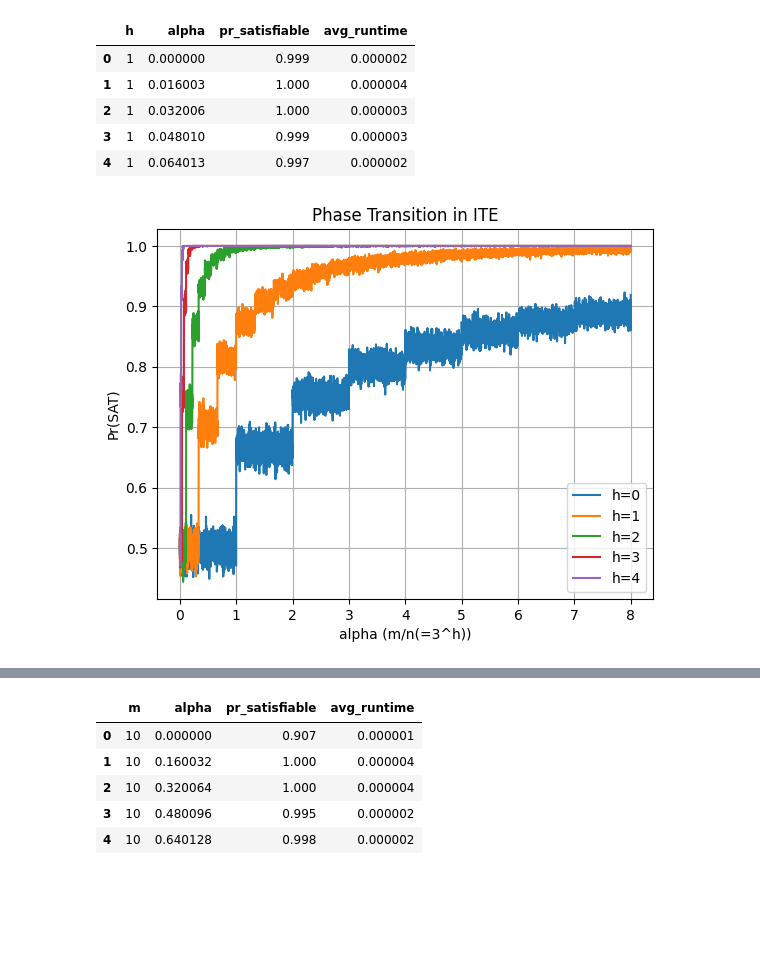
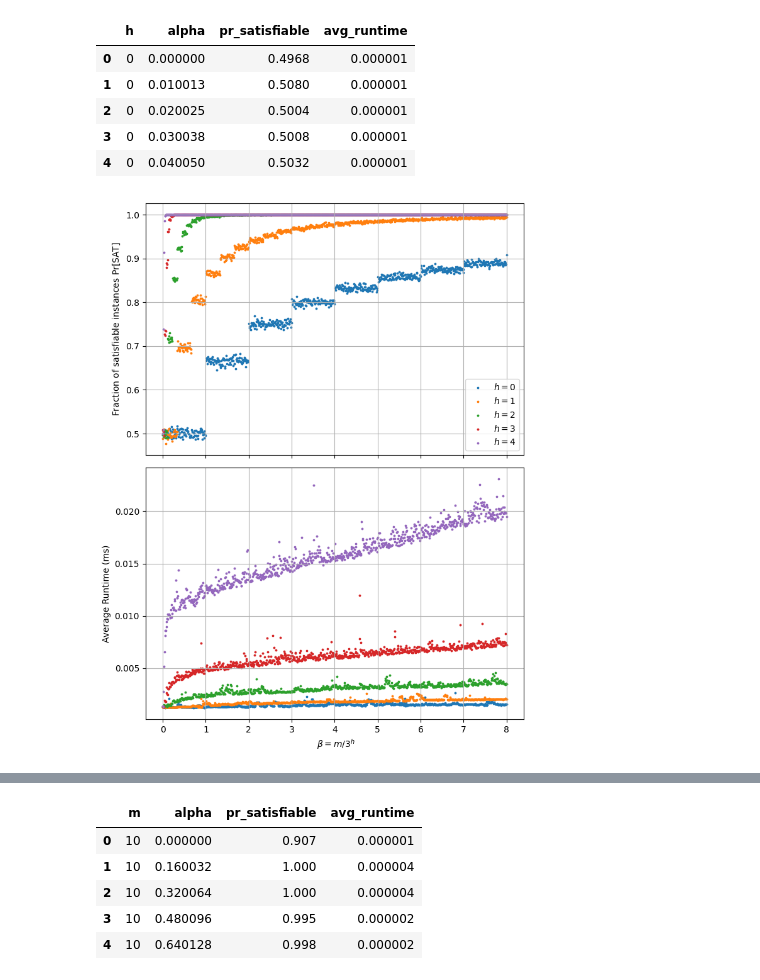
Before and after one commit to TreelonMusk/SAT-phase-transition, a Jupyter notebook: analysis/ite_plots.ipynb, the cells around one changed output, grey strips where cells are left out. Saved outputs shown, nothing was run; the diff lists cells and outputs as text; code cells hidden in the pictures; blank space fills up the shorter version.

```diff
--- a/analysis/ite_plots.ipynb
+++ b/analysis/ite_plots.ipynb
@@ -3,26 +3,58 @@ import pandas as pd
 import matplotlib.pyplot as plt
 import numpy as np
 # %%
-df = pd.read_csv('../results/ite_tree_results_[1, 2, 3, 4, 5, 6]_1000_inverted.csv')
+df = pd.read_csv('../results/csv/ite_tree_results_[0, 1, 2, 3, 4]_5000.csv')
 df.head()
 # %% [output]
 |  | h | alpha | pr_satisfiable | avg_runtime |
-| 0 | 1 | 0.000000 | 0.999 | 0.000002 |
-| 1 | 1 | 0.016003 | 1.000 | 0.000004 |
-| 2 | 1 | 0.032006 | 1.000 | 0.000003 |
-| 3 | 1 | 0.048010 | 0.999 | 0.000003 |
-| 4 | 1 | 0.064013 | 0.997 | 0.000002 |
+| 0 | 0 | 0.000000 | 0.4968 | 0.000001 |
+| 1 | 0 | 0.010013 | 0.5080 | 0.000001 |
+| 2 | 0 | 0.020025 | 0.5004 | 0.000001 |
+| 3 | 0 | 0.030038 | 0.5008 | 0.000001 |
+| 4 | 0 | 0.040050 | 0.5032 | 0.000001 |
 # %%
-for n in df['h'].unique():
-    subset = df[df['h'] == n]
-    plt.plot(subset['alpha'], subset['pr_satisfiable'], label=f'h={n}')
-    # plt.scatter(subset['alpha'], subset['pr_satisfiable'], label=f'h={n}', s=1)
-plt.xlabel('alpha (m/n(=3^h))')
-plt.ylabel('Pr(SAT)')
-plt.title('Phase Transition in ITE')
-plt.legend()
-plt.grid()
+# for n in df['h'].unique():
+#     subset = df[df['h'] == n]
+#     plt.plot(subset['alpha'], subset['pr_satisfiable'], label=f'h={n}')
+#     # plt.scatter(subset['alpha'], subset['pr_satisfiable'], label=f'h={n}', s=1)
+# plt.xlabel(r" $\beta = m/3^h$")
+# plt.ylabel(r"Fraction of satisfiable instances $\Pr[\rm SAT]$")
+# # plt.title('Phase Transition in ITE')
+# plt.legend()
+# plt.grid()
+# plt.tight_layout()
+# plt.show()
+
+
+fig, (ax1, ax2) = plt.subplots(2, 1, sharex=True, figsize=(7, 9))
+
+crossing_points = []
+
+for h in sorted(df['h'].unique()):
+    subset = df[df['h'] == h]
+    x = subset['alpha'].values
+    y_prob = subset['pr_satisfiable'].values
+    y_time = subset['avg_runtime'].values * 1000  # Convert to ms
+
+    # Plot Probability on top (ax1)
+    ax1.scatter(x, y_prob, label=fr"$h={h}$", s=3)
+
+    # Plot Runtime on bottom (ax2)
+    ax2.scatter(x, y_time, label=fr"$h={h}$", s=3)
+
+
+# Formatting Top Plot (Probability)
+ax1.set_ylabel(r"Fraction of satisfiable instances $\Pr[\rm SAT]$")
+ax1.grid(True)
+ax1.legend()
+
+# Formatting Bottom Plot (Runtime)
+ax2.set_ylabel(r"Average Runtime (ms)")
+ax2.set_xlabel(r" $\beta = m/3^h$")
+ax2.grid(True)
+
+plt.tight_layout()
 plt.show()
 # %% [output]
-[figure, old version]
+[figure, new version]
 # %%
```
Also changed, not shown: parts of 5 cells of this notebook, 14 other files.
